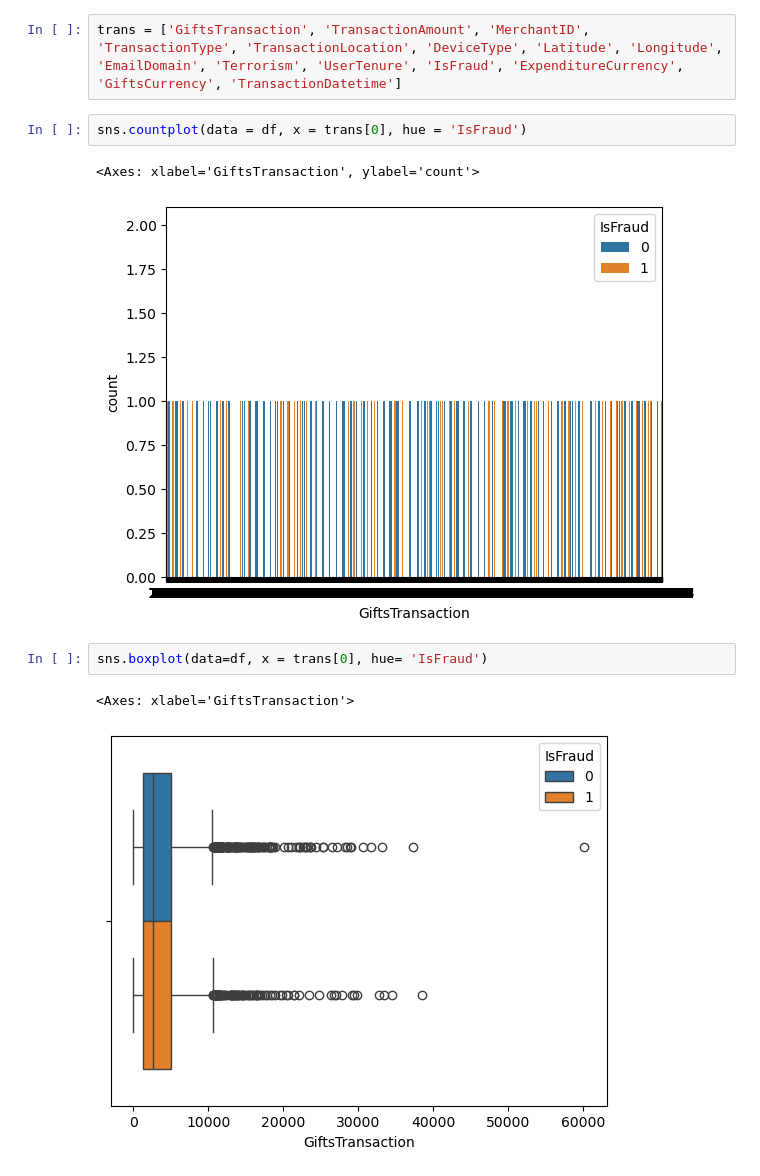
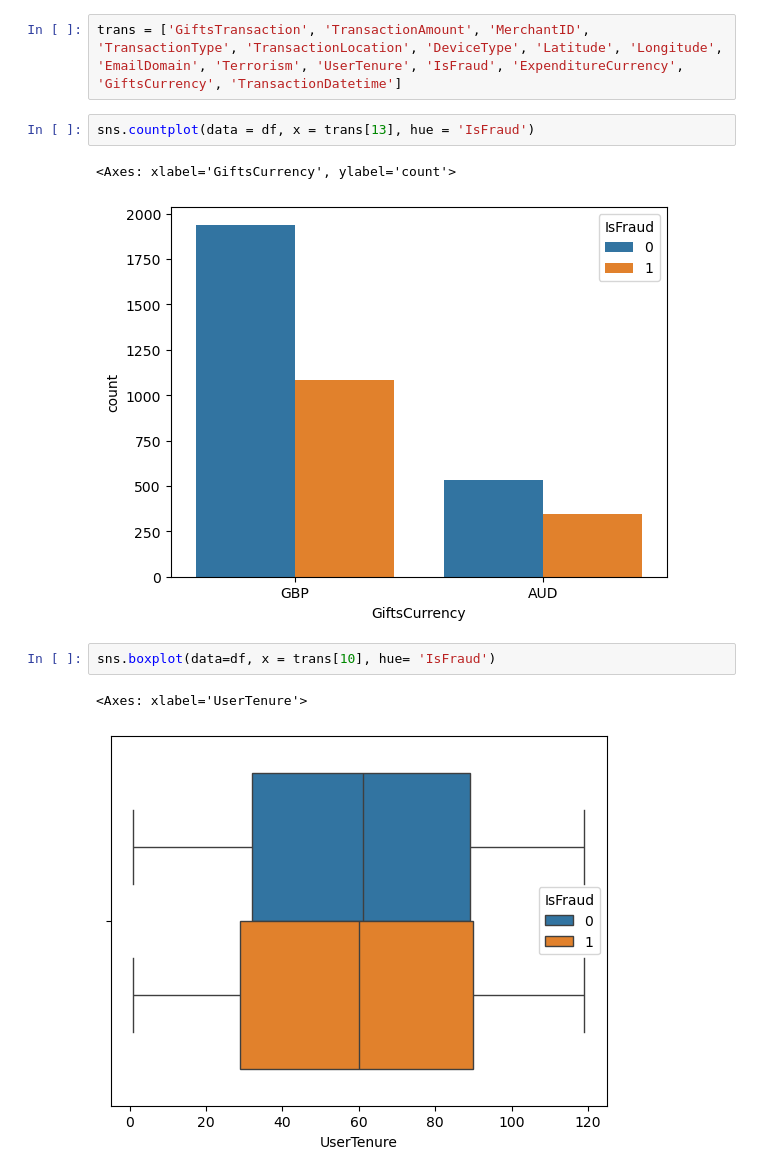
Before and after one commit to petrg01/Inter-Uni-Datathon-2024-submission, a Jupyter notebook: Exploration.ipynb, the cells around one changed output. Cells and saved outputs as stored; diff of their text form.

```diff
--- a/Exploration.ipynb
+++ b/Exploration.ipynb
@@ -34,12 +34,12 @@ sns.boxplot(data=df, x = demo[7], hue= 'IsFraud')
 # %%
 trans = ['GiftsTransaction', 'TransactionAmount', 'MerchantID', 'TransactionType', 'TransactionLocation', 'DeviceType', 'Latitude', 'Longitude', 'EmailDomain', 'Terrorism', 'UserTenure', 'IsFraud', 'ExpenditureCurrency', 'GiftsCurrency', 'TransactionDatetime']
 # %%
-sns.countplot(data = df, x = trans[0], hue = 'IsFraud')
+sns.countplot(data = df, x = trans[13], hue = 'IsFraud')
 # %% [output]
-<Axes: xlabel='GiftsTransaction', ylabel='count'>
+<Axes: xlabel='GiftsCurrency', ylabel='count'>
-[figure, old version]
+[figure, new version]
 # %%
-sns.boxplot(data=df, x = trans[0], hue= 'IsFraud')
+sns.boxplot(data=df, x = trans[10], hue= 'IsFraud')
 # %% [output]
-<Axes: xlabel='GiftsTransaction'>
+<Axes: xlabel='UserTenure'>
-[figure, old version]
+[figure, new version]
```
Also changed, not shown: parts of 2 cells of this notebook.
